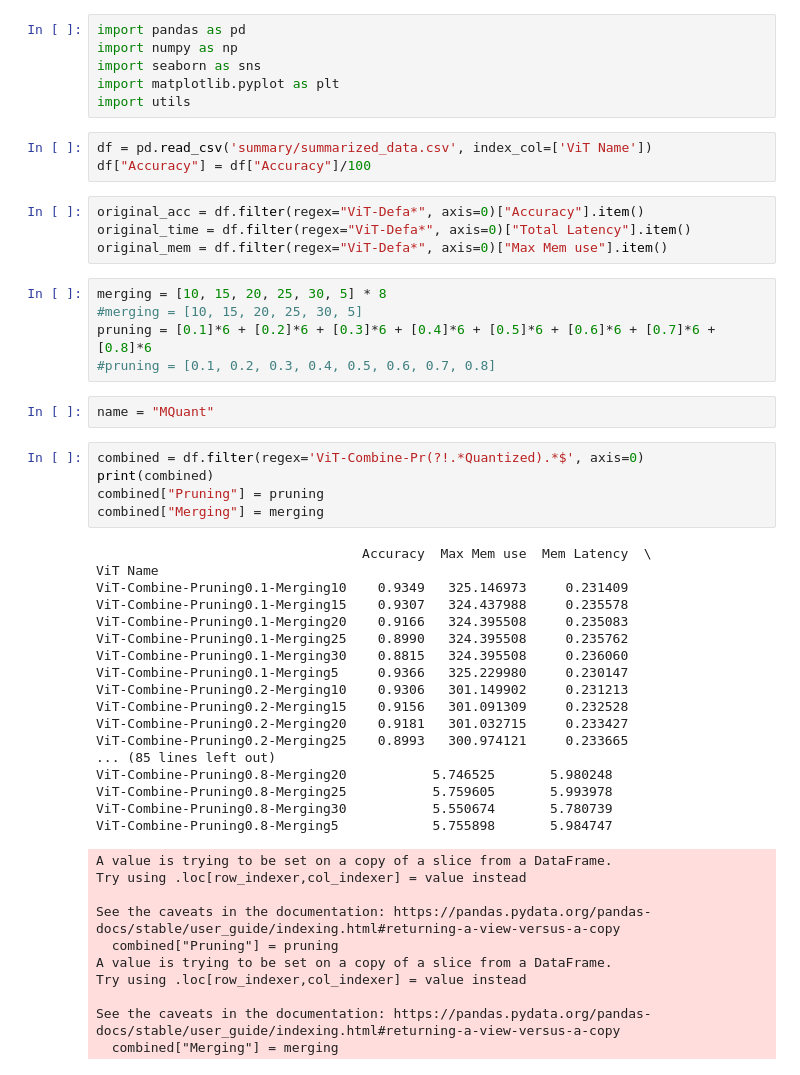
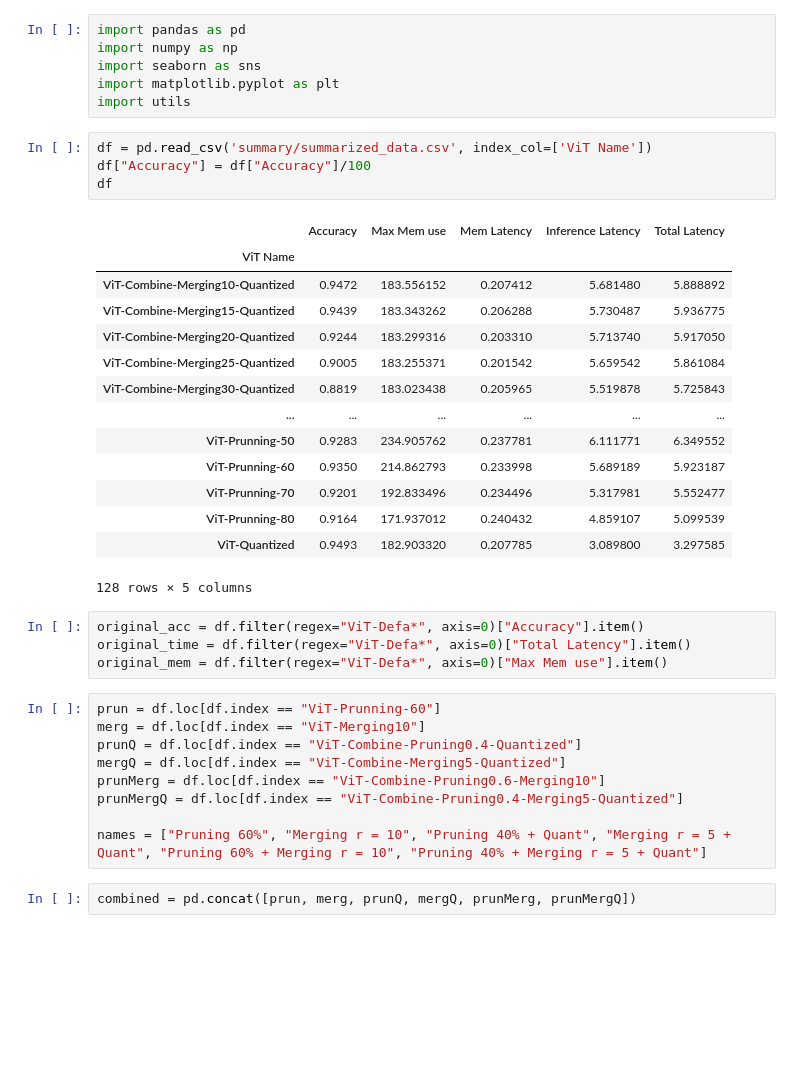
Before and after one commit to Aleixrei73/TFG-Efficient-Vision-Transformer-Inference-on-Edge-Devices, a Jupyter notebook: plotting-3d.ipynb, the cells around one changed output. Cells and saved outputs as stored; diff of their text form; blank space fills up the shorter version.

```diff
--- a/plotting-3d.ipynb
+++ b/plotting-3d.ipynb
@@ -7,48 +7,35 @@ import utils
 # %%
 df = pd.read_csv('summary/summarized_data.csv', index_col=['ViT Name'])
 df["Accuracy"] = df["Accuracy"]/100
+df
+# %% [output]
+|  | Accuracy | Max Mem use | Mem Latency | Inference Latency | Total Latency |
+| ViT Name |  |  |  |  |  |
+| ViT-Combine-Merging10-Quantized | 0.9472 | 183.556152 | 0.207412 | 5.681480 | 5.888892 |
+| ViT-Combine-Merging15-Quantized | 0.9439 | 183.343262 | 0.206288 | 5.730487 | 5.936775 |
+| ViT-Combine-Merging20-Quantized | 0.9244 | 183.299316 | 0.203310 | 5.713740 | 5.917050 |
+| ViT-Combine-Merging25-Quantized | 0.9005 | 183.255371 | 0.201542 | 5.659542 | 5.861084 |
+| ViT-Combine-Merging30-Quantized | 0.8819 | 183.023438 | 0.205965 | 5.519878 | 5.725843 |
+| ... | ... | ... | ... | ... | ... |
+| ViT-Prunning-50 | 0.9283 | 234.905762 | 0.237781 | 6.111771 | 6.349552 |
+| ViT-Prunning-60 | 0.9350 | 214.862793 | 0.233998 | 5.689189 | 5.923187 |
+| ViT-Prunning-70 | 0.9201 | 192.833496 | 0.234496 | 5.317981 | 5.552477 |
+| ViT-Prunning-80 | 0.9164 | 171.937012 | 0.240432 | 4.859107 | 5.099539 |
+| ViT-Quantized | 0.9493 | 182.903320 | 0.207785 | 3.089800 | 3.297585 |
+128 rows × 5 columns
 # %%
 original_acc = df.filter(regex="ViT-Defa*", axis=0)["Accuracy"].item()
 original_time = df.filter(regex="ViT-Defa*", axis=0)["Total Latency"].item()
 original_mem = df.filter(regex="ViT-Defa*", axis=0)["Max Mem use"].item()
-# %%
-merging = [10, 15, 20, 25, 30, 5] * 8
-#merging = [10, 15, 20, 25, 30, 5]
-pruning = [0.1]*6 + [0.2]*6 + [0.3]*6 + [0.4]*6 + [0.5]*6 + [0.6]*6 + [0.7]*6 + [0.8]*6
-#pruning = [0.1, 0.2, 0.3, 0.4, 0.5, 0.6, 0.7, 0.8]
-# %%
-name = "MQuant"
-# %%
-combined = df.filter(regex='ViT-Combine-Pr(?!.*Quantized).*$', axis=0)
-print(combined)
-combined["Pruning"] = pruning
-combined["Merging"] = merging
-# %% [output]
-                                  Accuracy  Max Mem use  Mem Latency  \
-ViT Name
-ViT-Combine-Pruning0.1-Merging10    0.9349   325.146973     0.231409
-ViT-Combine-Pruning0.1-Merging15    0.9307   324.437988     0.235578
-ViT-Combine-Pruning0.1-Merging20    0.9166   324.395508     0.235083
-ViT-Combine-Pruning0.1-Merging25    0.8990   324.395508     0.235762
-ViT-Combine-Pruning0.1-Merging30    0.8815   324.395508     0.236060
-ViT-Combine-Pruning0.1-Merging5     0.9366   325.229980     0.230147
-ViT-Combine-Pruning0.2-Merging10    0.9306   301.149902     0.231213
-ViT-Combine-Pruning0.2-Merging15    0.9156   301.091309     0.232528
-ViT-Combine-Pruning0.2-Merging20    0.9181   301.032715     0.233427
-ViT-Combine-Pruning0.2-Merging25    0.8993   300.974121     0.233665
-... (85 lines left out)
-ViT-Combine-Pruning0.8-Merging20           5.746525       5.980248
-ViT-Combine-Pruning0.8-Merging25           5.759605       5.993978
-ViT-Combine-Pruning0.8-Merging30           5.550674       5.780739
-ViT-Combine-Pruning0.8-Merging5            5.755898       5.984747
-A value is trying to be set on a copy of a slice from a DataFrame.
-Try using .loc[row_indexer,col_indexer] = value instead
-
-See the caveats in the documentation: https://pandas.pydata.org/pandas-docs/stable/user_guide/indexing.html#returning-a-view-versus-a-copy
-  combined["Pruning"] = pruning
-A value is trying to be set on a copy of a slice from a DataFrame.
-Try using .loc[row_indexer,col_indexer] = value instead
-
-See the caveats in the documentation: https://pandas.pydata.org/pandas-docs/stable/user_guide/indexing.html#returning-a-view-versus-a-copy
-  combined["Merging"] = merging
+# %%
+prun = df.loc[df.index == "ViT-Prunning-60"]
+merg = df.loc[df.index == "ViT-Merging10"]
+prunQ = df.loc[df.index == "ViT-Combine-Pruning0.4-Quantized"]
+mergQ = df.loc[df.index == "ViT-Combine-Merging5-Quantized"]
+prunMerg = df.loc[df.index == "ViT-Combine-Pruning0.6-Merging10"]
+prunMergQ = df.loc[df.index == "ViT-Combine-Pruning0.4-Merging5-Quantized"]
+
+names = ["Pruning 60%", "Merging r = 10", "Pruning 40% + Quant", "Merging r = 5 + Quant", "Pruning 60% + Merging r = 10", "Pruning 40% + Merging r = 5 + Quant"]
+# %%
+combined = pd.concat([prun, merg, prunQ, mergQ, prunMerg, prunMergQ])
 # %%
```
Also changed, not shown: parts of 8 cells of this notebook, 17 other files.
